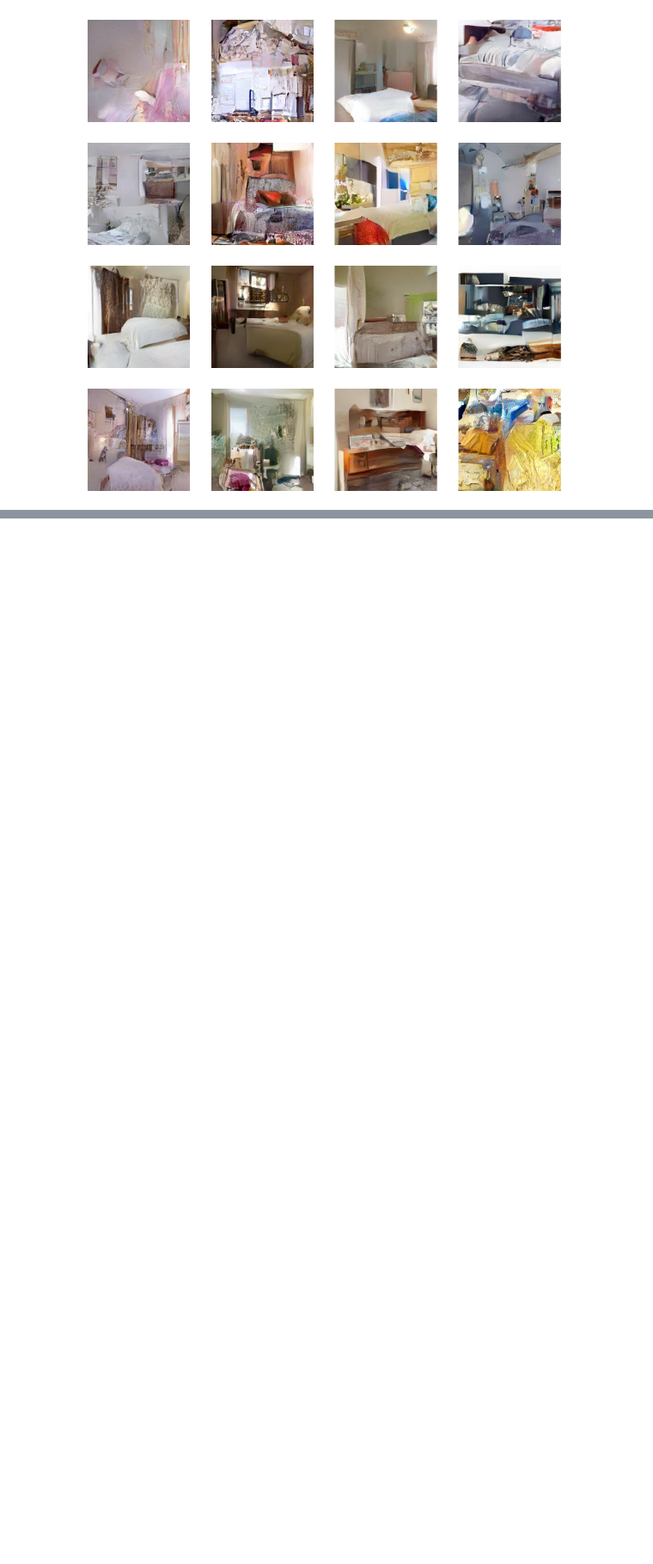
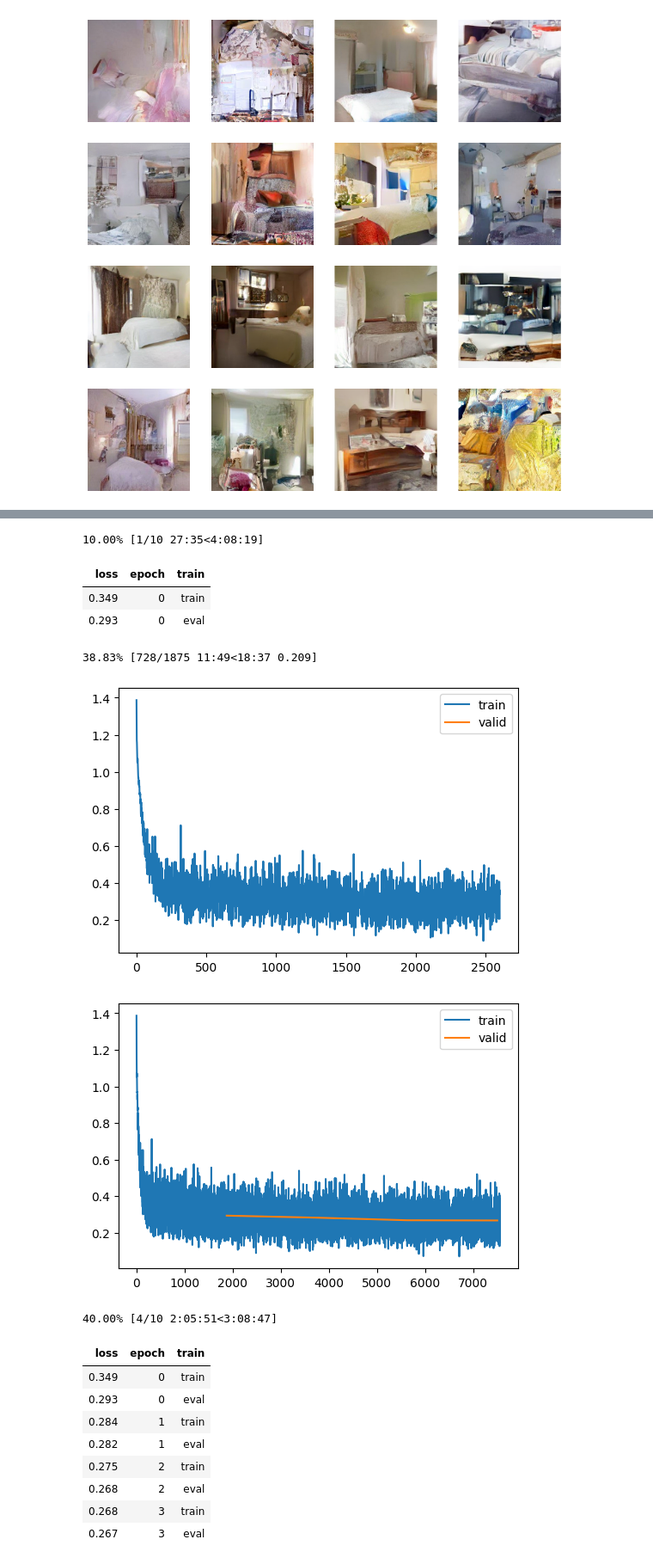
Before and after one commit to pranay8297/fastaip2, a Jupyter notebook: lsun_diffusion_latent.ipynb, the cells around one changed output, grey strips where cells are left out. Shown at 86% size. Saved outputs shown, nothing was run; the diff lists cells and outputs as text; code cells hidden in the pictures; blank space fills up the shorter version.

```diff
--- a/lsun_diffusion_latent.ipynb
+++ b/lsun_diffusion_latent.ipynb
@@ -787,0 +716,30 @@ WARNING:matplotlib.image:Clipping input data to the valid range for imshow with
+# %%
+xt, ts = xt[:2], ts[:2]
+# %%
+class MultiHeadSelfAttention(nn.Module):
+  def __init__(self, ni, n_heads = 16):
+    super().__init__()
+    self.n_heads = n_heads
+    # self.norm = nn.LayerNorm(ni)
+    self.kqv = nn.Linear(ni, 3*ni)
+    self.proj = nn.Linear(ni, ni)
+    self.scale = math.sqrt(ni/n_heads)
+
+  def rearrange(self, x, mode = 1):
+    if mode == 1: return rearrange(x, 'b s (c d) -> (b d) s c', d = self.n_heads)
+    if mode == 2: return rearrange(x, '(b d) s c -> b s (c d)', d = self.n_heads)
+
+  def forward(self, inp):
+    x = inp
+    # x = self.norm(x)
+
+    k, q, v = self.kqv(x).chunk(3, dim = -1)
+    k = rearrange(k, 'b s (c d) -> (b d) s c', d = self.n_heads)
+    q = rearrange(q, 'b s (c d) -> (b d) s c', d = self.n_heads)
+    v = rearrange(v, 'b s (c d) -> (b d) s c', d = self.n_heads)
+
+    sim = k @ q.transpose(-1, -2)/self.scale
+    sim = F.softmax(sim, dim= -1)
+    att_x = sim @ v
+    att_x = rearrange(att_x, '(b d) s c -> b s (c d)', d = self.n_heads)
+    return self.proj(att_x)
@@ -787,0 +866,32 @@ WARNING:matplotlib.image:Clipping input data to the valid range for imshow with
+# %%
+lr_max, epochs = 2e-03, 10
+train_dl, valid_dl = DataLoader(train_ds, batch_size = 16, shuffle = True), DataLoader(valid_ds, batch_size = 32, shuffle = True)
+dls = DataLoaders(train_dl, valid_dl)
+cbs = [
+          DeviceCB(torch.device('cuda')),
+          MetricsCB(),
+          ProgressCB(plot = True),
+          LatentDDPMPrep(n_steps = 1000, beta_max=0.01),
+          BatchSchedulerCB(partial(lr_scheduler.OneCycleLR, max_lr = lr_max, epochs = epochs, steps_per_epoch = len(dls.train))),
+      ]
+model =  SimpleDiffusionUNET(nfs = [64, 128, 256, 512])
+learner = AccLearner(model, dls, loss_func = flatten_mse, lr = lr_max, cbs = cbs, opt_func = partial(torch.optim.AdamW, eps = 1e-05))
+learner.fit(epochs)
+# %% [output]
+10.00% [1/10 27:35<4:08:19]
+| loss | epoch | train |
+| 0.349 | 0 | train |
+| 0.293 | 0 | eval |
+38.83% [728/1875 11:49<18:37 0.209]
+[figure, added]
+[figure, added]
+40.00% [4/10 2:05:51<3:08:47]
+| loss | epoch | train |
+| 0.349 | 0 | train |
+| 0.293 | 0 | eval |
+| 0.284 | 1 | train |
+| 0.282 | 1 | eval |
+| 0.275 | 2 | train |
+| 0.268 | 2 | eval |
+| 0.268 | 3 | train |
+| 0.267 | 3 | eval |
```
Also changed, not shown: parts of 30 cells of this notebook.
